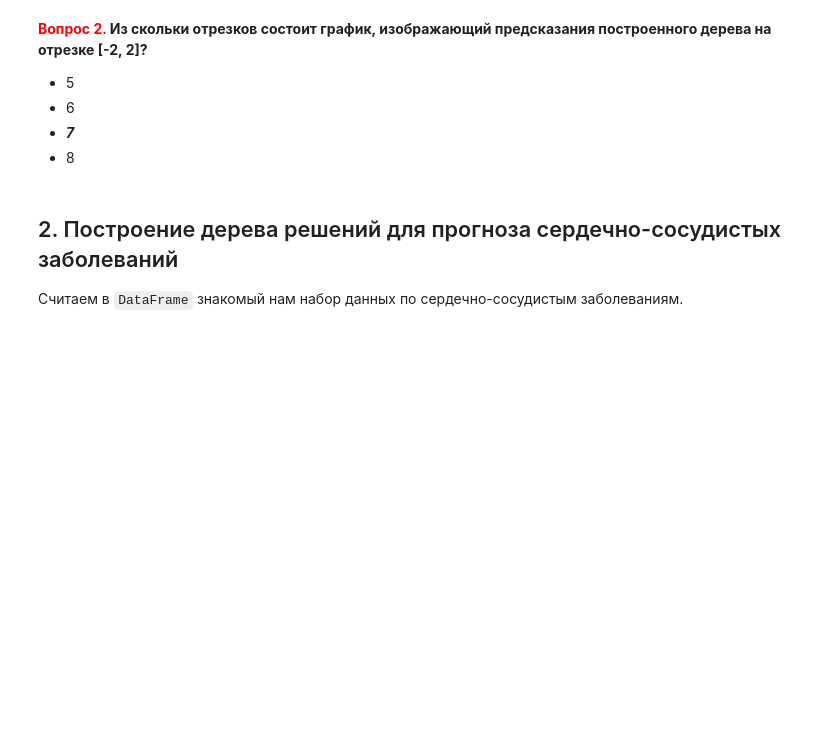
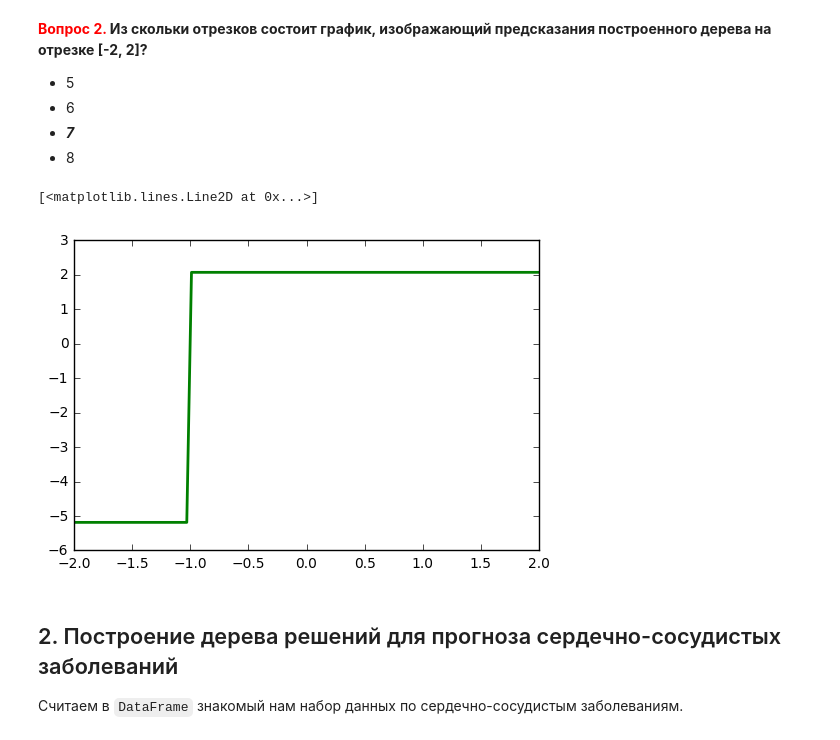
Before and after one commit to tarnenok/mlcourse_open, a Jupyter notebook: jupyter_notebooks/topic03_decision_trees_knn/hw3_session2_decision_trees.ipynb, the cells around one changed output. Saved outputs shown, nothing was run; the diff lists cells and outputs as text; code cells hidden in the pictures; blank space fills up the shorter version.

```diff
--- a/jupyter_notebooks/topic03_decision_trees_knn/hw3_session2_decision_trees.ipynb
+++ b/jupyter_notebooks/topic03_decision_trees_knn/hw3_session2_decision_trees.ipynb
@@ -111,6 +107,15 @@ array([-2.        , -1.33333333, -0.66666667,  0.        ,  0.66666667,
 - 6
 - _**7**_
 - 8
+# %%
+from sklearn.tree import DecisionTreeRegressor
+tree = DecisionTreeRegressor(max_depth=1)
+tree.fit(X.reshape(len(X), 1), y)
+y_pred = tree.predict(np.linspace(-2, 2, 100).reshape(100, 1))
+plt.plot(np.linspace(-2, 2, 100), y_pred, "g", lw=2)
+# %% [output]
+[<matplotlib.lines.Line2D at 0x...>]
+[figure, added]
 # %% [markdown]
 ## 2. Построение дерева решений для прогноза сердечно-сосудистых заболеваний
 Считаем в `DataFrame` знакомый нам набор данных по сердечно-сосудистым заболеваниям.
```
Also changed, not shown: parts of 34 cells of this notebook.
